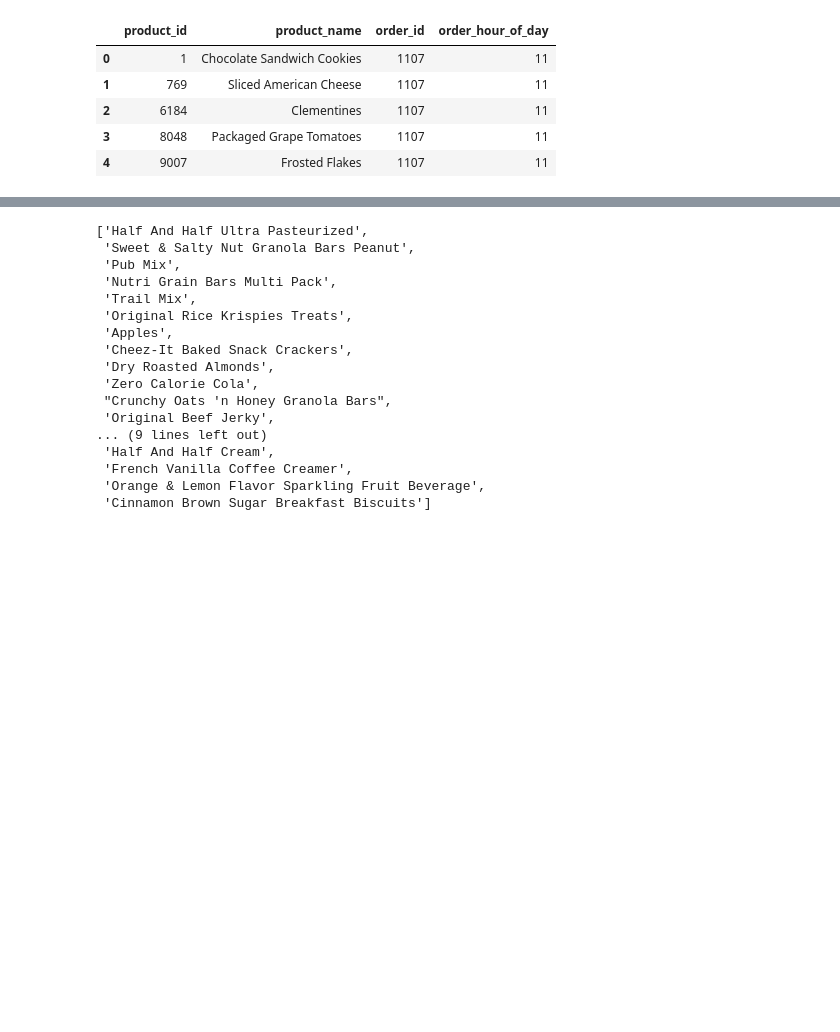
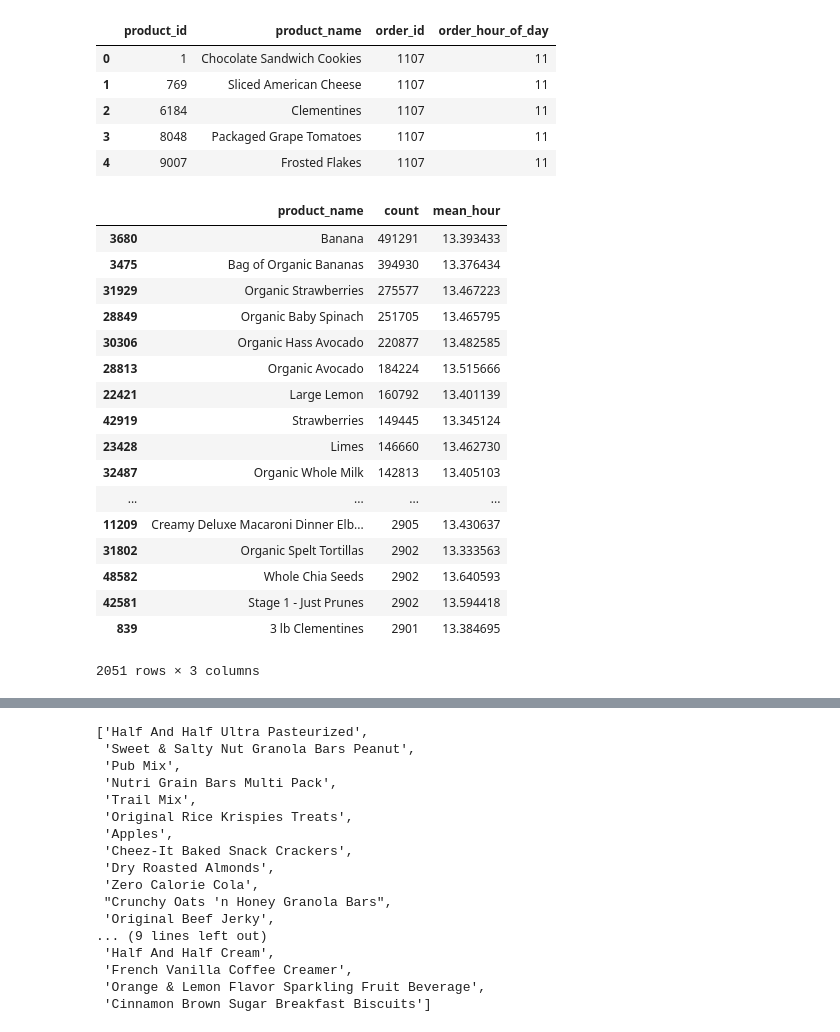
Before and after one commit to spentaur/DS-Unit-1-Sprint-2-Data-Wrangling-and-Storytelling, a Jupyter notebook: module1-join-and-reshape-data/LS_DS_121_Join_and_Reshape_Data.ipynb, the cells around one changed output, grey strips where cells are left out. Cells and saved outputs as stored; diff of their text form; code cells hidden in the pictures; blank space fills up the shorter version.

```diff
--- a/module1-join-and-reshape-data/LS_DS_121_Join_and_Reshape_Data.ipynb
+++ b/module1-join-and-reshape-data/LS_DS_121_Join_and_Reshape_Data.ipynb
@@ -781,3 +781,24 @@ early_ct = early_ct[early_names]
 
 
 # i dont know if this is the best way to do it, but it's the shortest way i've found
+# %%
+  popular_products.sort_values(by="count", ascending=False)
+# %% [output]
+|  | product_name | count | mean_hour |
+| 3680 | Banana | 491291 | 13.393433 |
+| 3475 | Bag of Organic Bananas | 394930 | 13.376434 |
+| 31929 | Organic Strawberries | 275577 | 13.467223 |
+| 28849 | Organic Baby Spinach | 251705 | 13.465795 |
+| 30306 | Organic Hass Avocado | 220877 | 13.482585 |
+| 28813 | Organic Avocado | 184224 | 13.515666 |
+| 22421 | Large Lemon | 160792 | 13.401139 |
+| 42919 | Strawberries | 149445 | 13.345124 |
+| 23428 | Limes | 146660 | 13.462730 |
+| 32487 | Organic Whole Milk | 142813 | 13.405103 |
+| ... | ... | ... | ... |
+| 11209 | Creamy Deluxe Macaroni Dinner Elb... | 2905 | 13.430637 |
+| 31802 | Organic Spelt Tortillas | 2902 | 13.333563 |
+| 48582 | Whole Chia Seeds | 2902 | 13.640593 |
+| 42581 | Stage 1 - Just Prunes | 2902 | 13.594418 |
+| 839 | 3 lb Clementines | 2901 | 13.384695 |
+2051 rows × 3 columns
```
Also changed, not shown: parts of 4 cells of this notebook.
